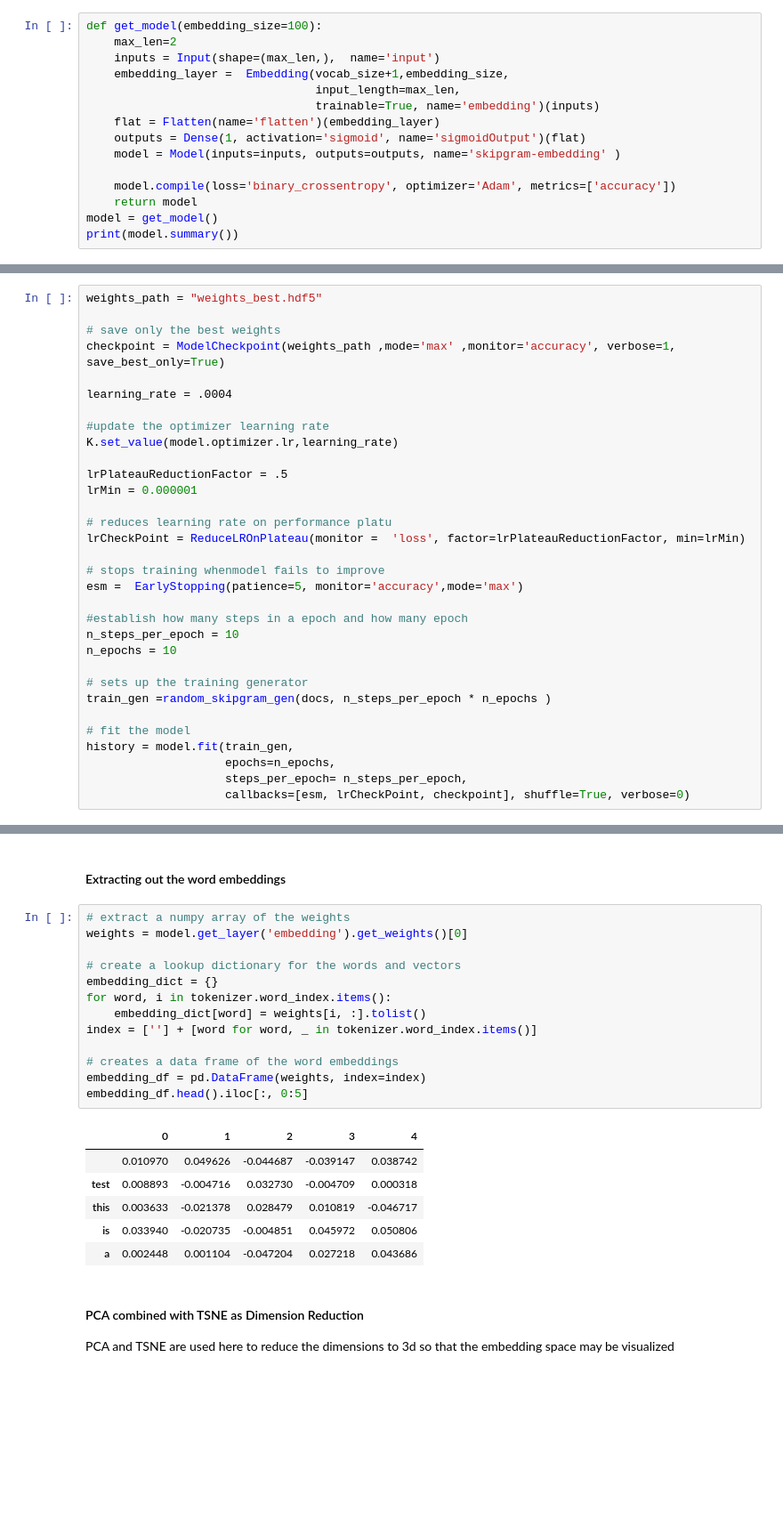
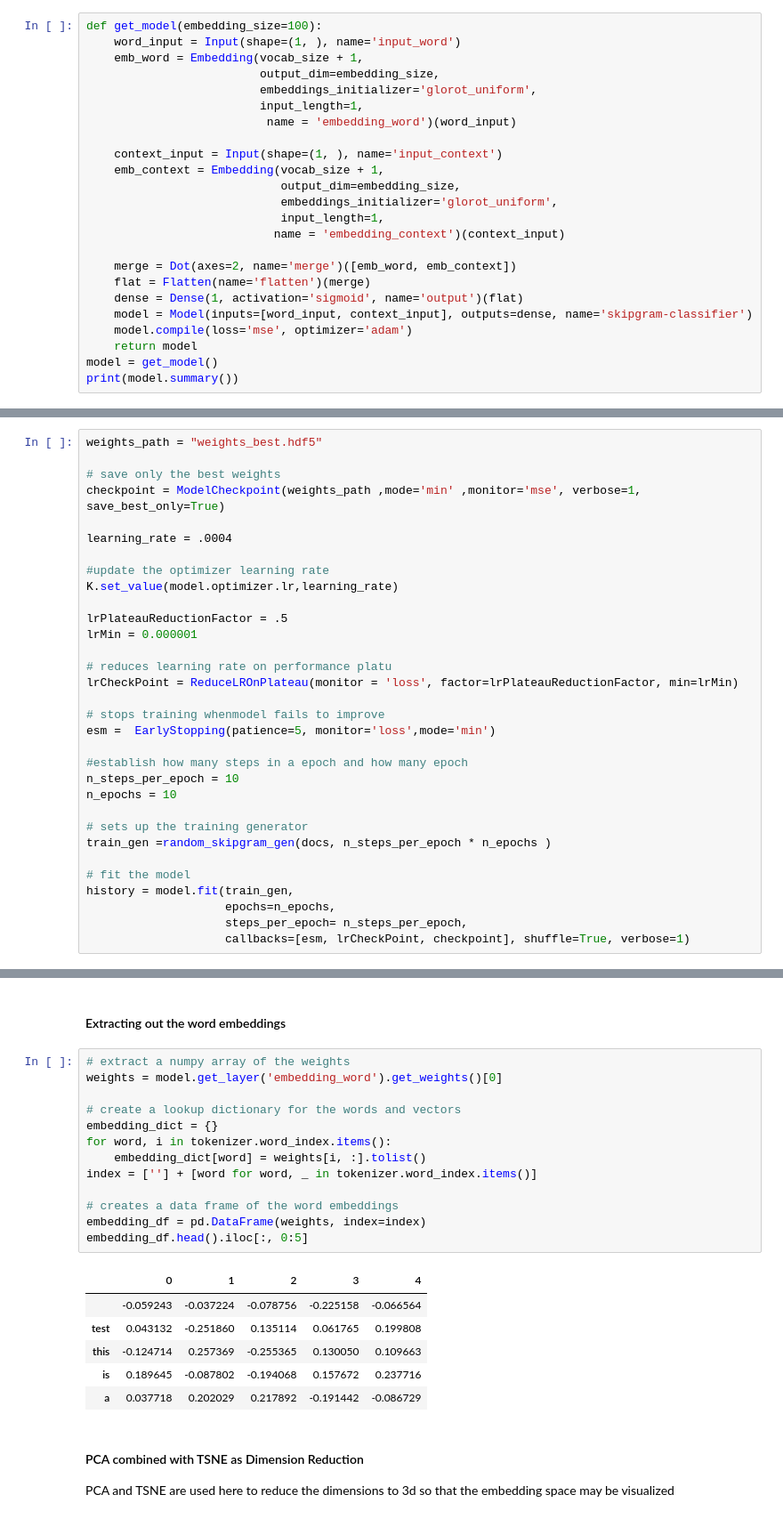
Before and after one commit to mdavis29/DeepLearning101, a Jupyter notebook: SkipGrams-Embedding-Training.ipynb, the cells around one changed output, grey strips where cells are left out. Shown at 89% size. Drawn from its saved outputs; the diff is of its cells as text; blank space fills up the shorter version.

Commit message:
updated model

```diff
--- a/SkipGrams-Embedding-Training.ipynb
+++ b/SkipGrams-Embedding-Training.ipynb
@@ -68,16 +70,25 @@ print(x.shape, y.shape)
 Here a basic embedding model is created
 # %%
 def get_model(embedding_size=100):
-    max_len=2
-    inputs = Input(shape=(max_len,),  name='input')
-    embedding_layer =  Embedding(vocab_size+1,embedding_size,
-                                 input_length=max_len,
-                                 trainable=True, name='embedding')(inputs)
-    flat = Flatten(name='flatten')(embedding_layer)
-    outputs = Dense(1, activation='sigmoid', name='sigmoidOutput')(flat)
-    model = Model(inputs=inputs, outputs=outputs, name='skipgram-embedding' )
+    word_input = Input(shape=(1, ), name='input_word')
+    emb_word = Embedding(vocab_size + 1,
+                         output_dim=embedding_size,
+                         embeddings_initializer='glorot_uniform',
+                         input_length=1,
+                          name = 'embedding_word')(word_input)
 
-    model.compile(loss='binary_crossentropy', optimizer='Adam', metrics=['accuracy'])
+    context_input = Input(shape=(1, ), name='input_context')
+    emb_context = Embedding(vocab_size + 1,
+                            output_dim=embedding_size,
+                            embeddings_initializer='glorot_uniform',
+                            input_length=1,
+                           name = 'embedding_context')(context_input)
+
+    merge = Dot(axes=2, name='merge')([emb_word, emb_context])
+    flat = Flatten(name='flatten')(merge)
+    dense = Dense(1, activation='sigmoid', name='output')(flat)
+    model = Model(inputs=[word_input, context_input], outputs=dense, name='skipgram-classifier')
+    model.compile(loss='mse', optimizer='adam')
     return model
 model = get_model()
 print(model.summary())
@@ -106,7 +117,7 @@ Call backs are used to reduce learning rate on loss reduction platue, as well as
 weights_path = "weights_best.hdf5"
 
 # save only the best weights
-checkpoint = ModelCheckpoint(weights_path ,mode='max' ,monitor='accuracy', verbose=1, save_best_only=True)
+checkpoint = ModelCheckpoint(weights_path ,mode='min' ,monitor='mse', verbose=1, save_best_only=True)
 
 learning_rate = .0004
 
@@ -117,10 +128,10 @@ lrPlateauReductionFactor = .5
 lrMin = 0.000001
 
 # reduces learning rate on performance platu
-lrCheckPoint = ReduceLROnPlateau(monitor =  'loss', factor=lrPlateauReductionFactor, min=lrMin)
+lrCheckPoint = ReduceLROnPlateau(monitor = 'loss', factor=lrPlateauReductionFactor, min=lrMin)
 
 # stops training whenmodel fails to improve
-esm =  EarlyStopping(patience=5, monitor='accuracy',mode='max')
+esm =  EarlyStopping(patience=5, monitor='loss',mode='min')
 
 #establish how many steps in a epoch and how many epoch
 n_steps_per_epoch = 10
@@ -133,5 +144,5 @@ train_gen =random_skipgram_gen(docs, n_steps_per_epoch * n_epochs )
 history = model.fit(train_gen,
                     epochs=n_epochs,
                     steps_per_epoch= n_steps_per_epoch,
-                    callbacks=[esm, lrCheckPoint, checkpoint], shuffle=True, verbose=0)
+                    callbacks=[esm, lrCheckPoint, checkpoint], shuffle=True, verbose=1)
 # %% [output]
@@ -153,24 +170,24 @@ Epoch 00007: accuracy did not improve from 0.58824
 #### Extracting out the word embeddings
 # %%
 # extract a numpy array of the weights
-weights = model.get_layer('embedding').get_weights()[0]
+weights = model.get_layer('embedding_word').get_weights()[0]
 
 # create a lookup dictionary for the words and vectors
 embedding_dict = {}
 for word, i in tokenizer.word_index.items():
     embedding_dict[word] = weights[i, :].tolist()
 index = [''] + [word for word, _ in tokenizer.word_index.items()]
 
 # creates a data frame of the word embeddings
 embedding_df = pd.DataFrame(weights, index=index)
 embedding_df.head().iloc[:, 0:5]
 # %% [output]
 |  | 0 | 1 | 2 | 3 | 4 |
-|  | 0.010970 | 0.049626 | -0.044687 | -0.039147 | 0.038742 |
-| test | 0.008893 | -0.004716 | 0.032730 | -0.004709 | 0.000318 |
-| this | 0.003633 | -0.021378 | 0.028479 | 0.010819 | -0.046717 |
-| is | 0.033940 | -0.020735 | -0.004851 | 0.045972 | 0.050806 |
-| a | 0.002448 | 0.001104 | -0.047204 | 0.027218 | 0.043686 |
+|  | -0.059243 | -0.037224 | -0.078756 | -0.225158 | -0.066564 |
+| test | 0.043132 | -0.251860 | 0.135114 | 0.061765 | 0.199808 |
+| this | -0.124714 | 0.257369 | -0.255365 | 0.130050 | 0.109663 |
+| is | 0.189645 | -0.087802 | -0.194068 | 0.157672 | 0.237716 |
+| a | 0.037718 | 0.202029 | 0.217892 | -0.191442 | -0.086729 |
 # %% [markdown]
 #### PCA combined with TSNE as Dimension Reduction
 PCA and TSNE are used here to reduce the dimensions to 3d so that the embedding space may be visualized
```
Also changed, not shown: parts of 5 cells of this notebook.
